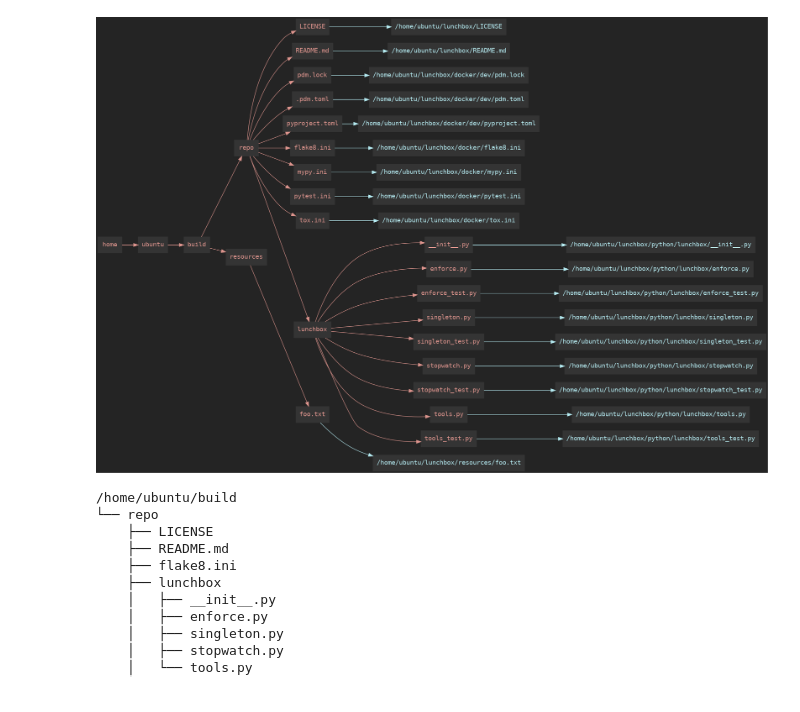
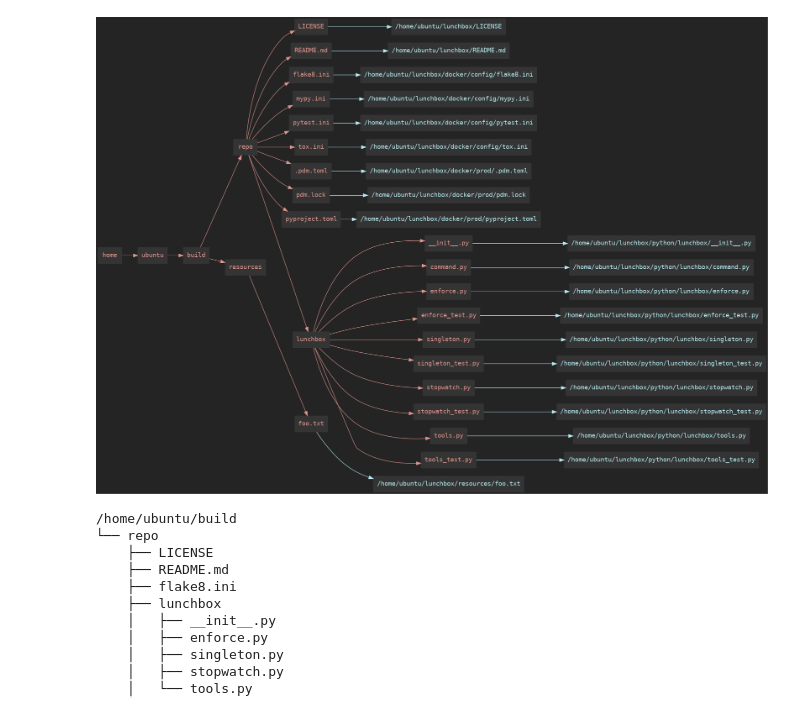
Before and after one commit to theNewFlesh/lunchbox, a Jupyter notebook: notebooks/build.ipynb, the cells around one changed output. Drawn from its saved outputs; the diff is of its cells as text; code cells hidden in the pictures.

Commit message:
added docker/config dir

```diff
--- a/notebooks/build.ipynb
+++ b/notebooks/build.ipynb
@@ -1,11 +1,11 @@
 # %%
 from rolling_pin.conform_etl import ConformETL
 !rm -rf /home/ubuntu/build
-src = '/home/ubuntu/lunchbox/docker/build.yaml'
+src = '/home/ubuntu/lunchbox/docker/config/build.yaml'
 etl = ConformETL.from_yaml(src)
 etl.to_html(as_png=True)
 # %% [output]
-[figure, old version]
+[figure, new version]
 # %%
 etl.conform(groups=['base', 'prod'])
 !tree /home/ubuntu/build
```
Also changed, not shown: 20 other files.
